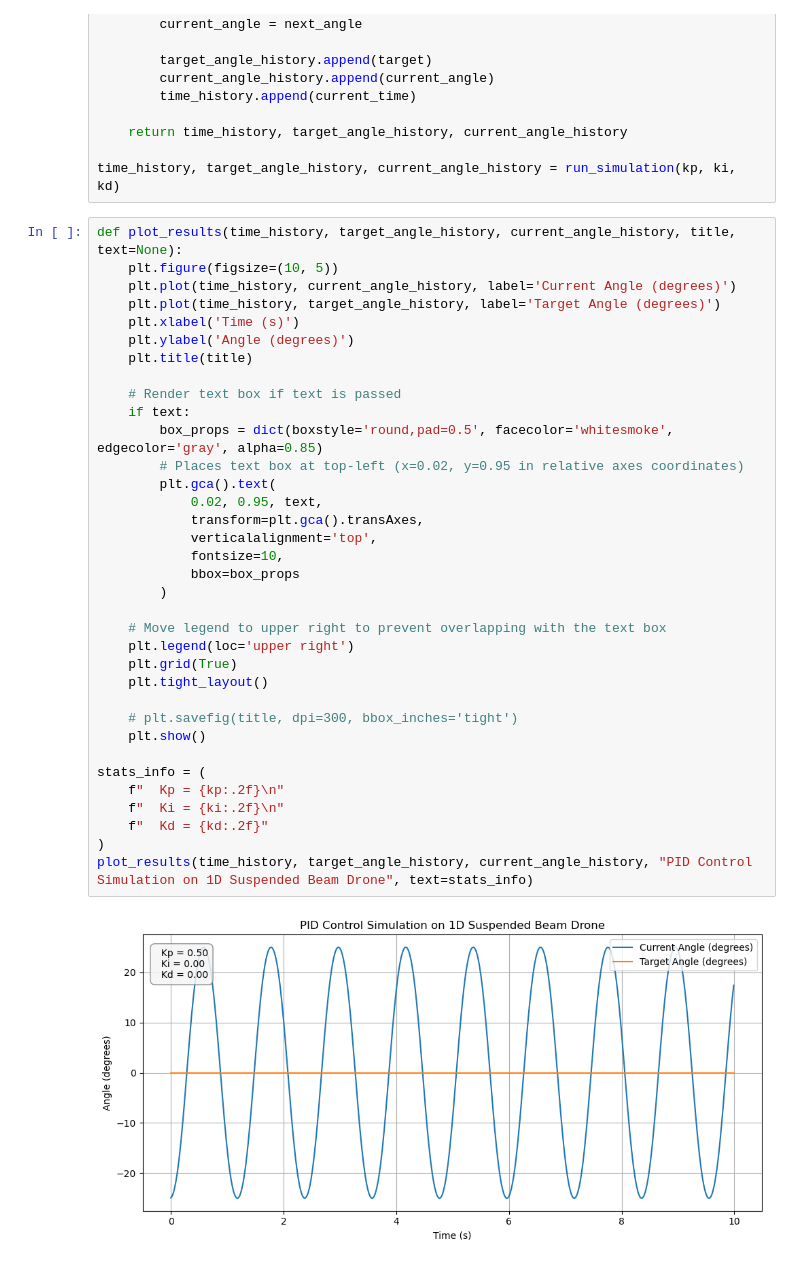
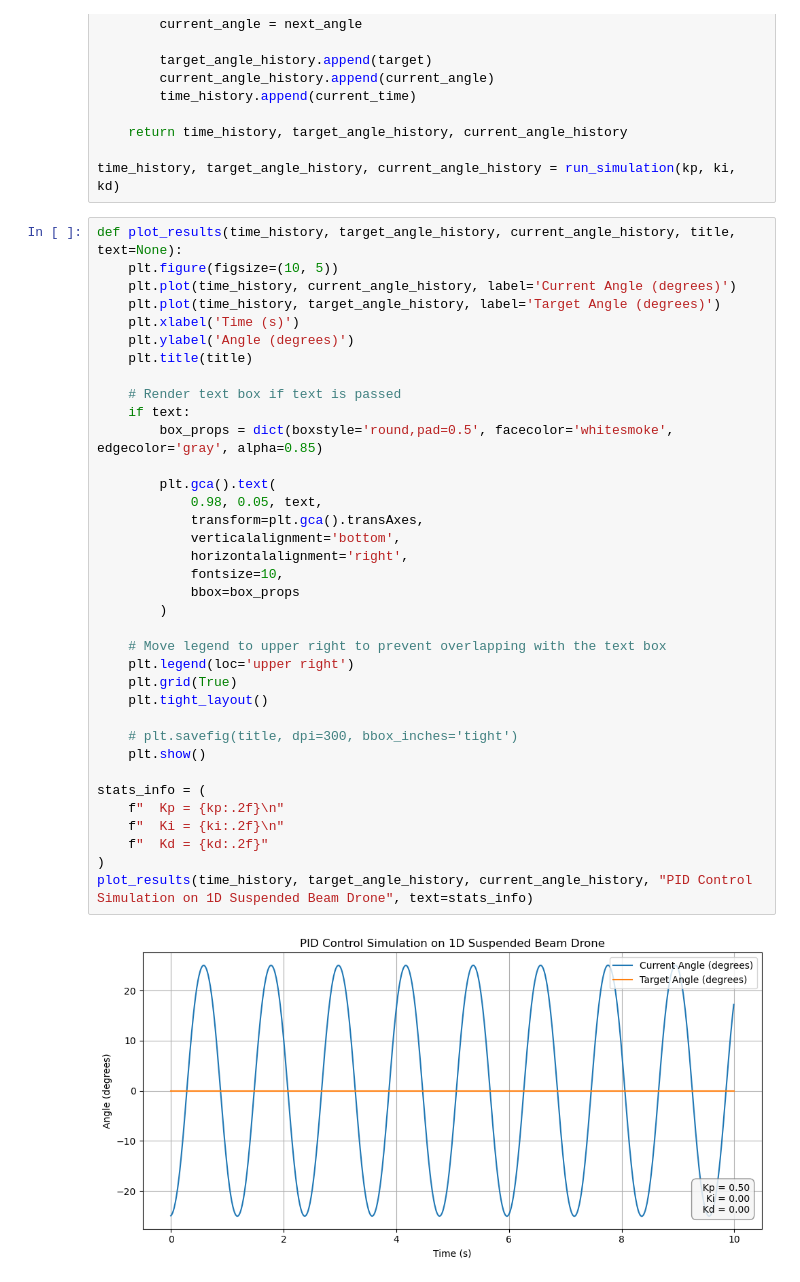
Before and after one commit to theridwanade/robotics-flight-lab, a Jupyter notebook: simulations/1d_suspended_beam_drone/notebooks/ziegler_nichols_pid_tunner.ipynb, the cells around one changed output. Drawn from its saved outputs; the diff is of its cells as text.

Commit message:
Rendered text box in result ploting diagram at the bottom right

```diff
--- a/simulations/1d_suspended_beam_drone/notebooks/ziegler_nichols_pid_tunner.ipynb
+++ b/simulations/1d_suspended_beam_drone/notebooks/ziegler_nichols_pid_tunner.ipynb
@@ -76,37 +76,38 @@ def plot_results(time_history, target_angle_history, current_angle_history, titl
     plt.plot(time_history, current_angle_history, label='Current Angle (degrees)')
     plt.plot(time_history, target_angle_history, label='Target Angle (degrees)')
     plt.xlabel('Time (s)')
     plt.ylabel('Angle (degrees)')
     plt.title(title)
 
     # Render text box if text is passed
     if text:
         box_props = dict(boxstyle='round,pad=0.5', facecolor='whitesmoke', edgecolor='gray', alpha=0.85)
-        # Places text box at top-left (x=0.02, y=0.95 in relative axes coordinates)
+
         plt.gca().text(
-            0.02, 0.95, text,
+            0.98, 0.05, text,
             transform=plt.gca().transAxes,
-            verticalalignment='top',
+            verticalalignment='bottom',
+            horizontalalignment='right',
             fontsize=10,
             bbox=box_props
         )
 
     # Move legend to upper right to prevent overlapping with the text box
     plt.legend(loc='upper right')
     plt.grid(True)
     plt.tight_layout()
 
     # plt.savefig(title, dpi=300, bbox_inches='tight')
     plt.show()
 
 stats_info = (
     f"  Kp = {kp:.2f}\n"
     f"  Ki = {ki:.2f}\n"
     f"  Kd = {kd:.2f}"
 )
 plot_results(time_history, target_angle_history, current_angle_history, "PID Control Simulation on 1D Suspended Beam Drone", text=stats_info)
 # %% [output]
-[figure, old version]
+[figure, new version]
 # %%
 angles = np.array(current_angle_history, dtype=np.float32)
 peaks, properties = find_peaks(angles)
```
Also changed, not shown: parts of 2 cells of this notebook.
